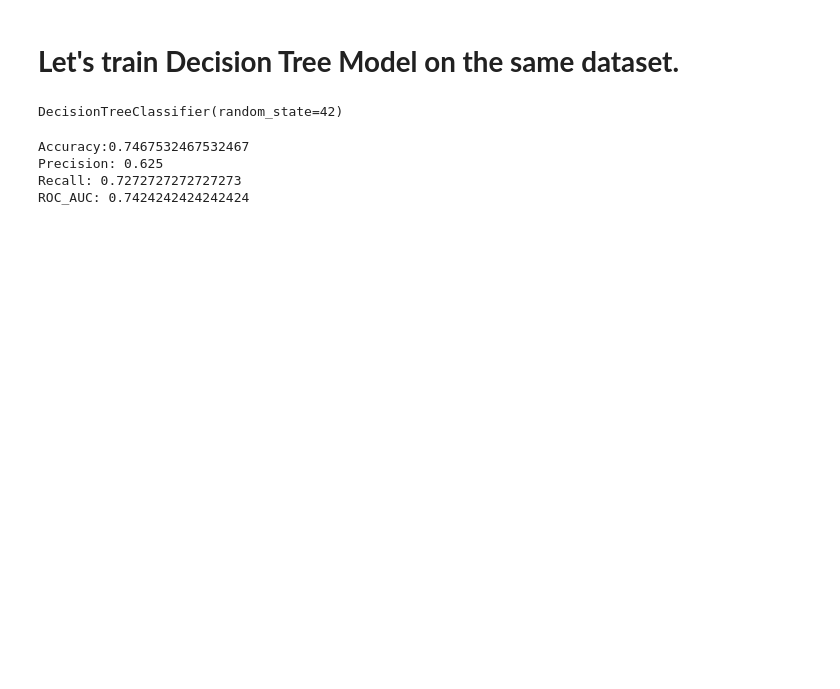
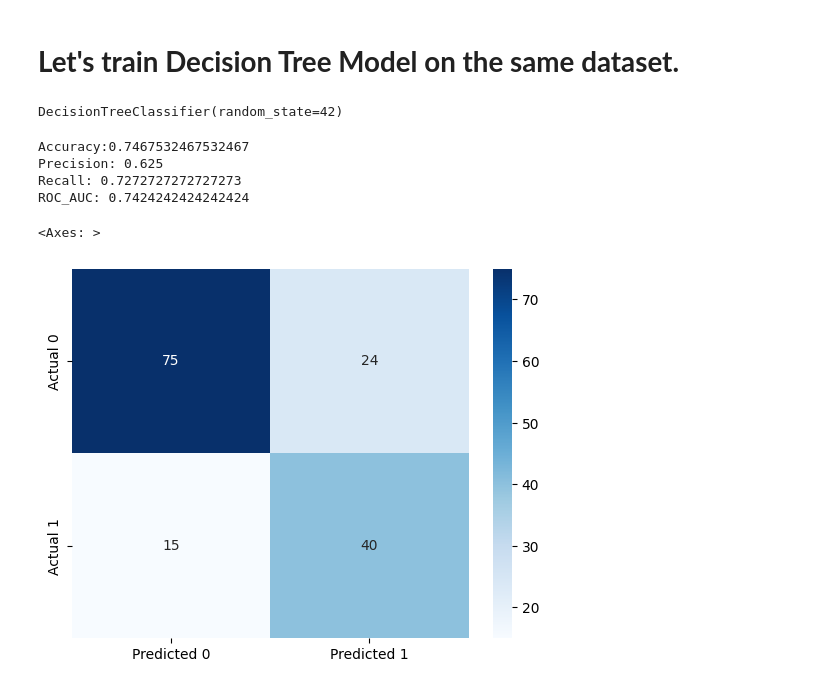
Before and after one commit to c0llectorr/BuildablesDataScienceFellowship, a Jupyter notebook: Week04/Task02/classification.ipynb, the cells around one changed output. Drawn from its saved outputs; the diff is of its cells as text; code cells hidden in the pictures; blank space fills up the shorter version.

```diff
--- a/Week04/Task02/classification.ipynb
+++ b/Week04/Task02/classification.ipynb
@@ -134,3 +128,11 @@ Accuracy:0.7467532467532467
 Precision: 0.625
 Recall: 0.7272727272727273
 ROC_AUC: 0.7424242424242424
+# %%
+cm = confusion_matrix(yTest, y_pred_dtc)
+sbn.heatmap(cm, annot=True, cmap="Blues",
+    xticklabels=['Predicted 0', 'Predicted 1'],
+    yticklabels=['Actual 0', 'Actual 1'])
+# %% [output]
+<Axes: >
+[figure, added]
```
Also changed, not shown: parts of 9 cells of this notebook.
